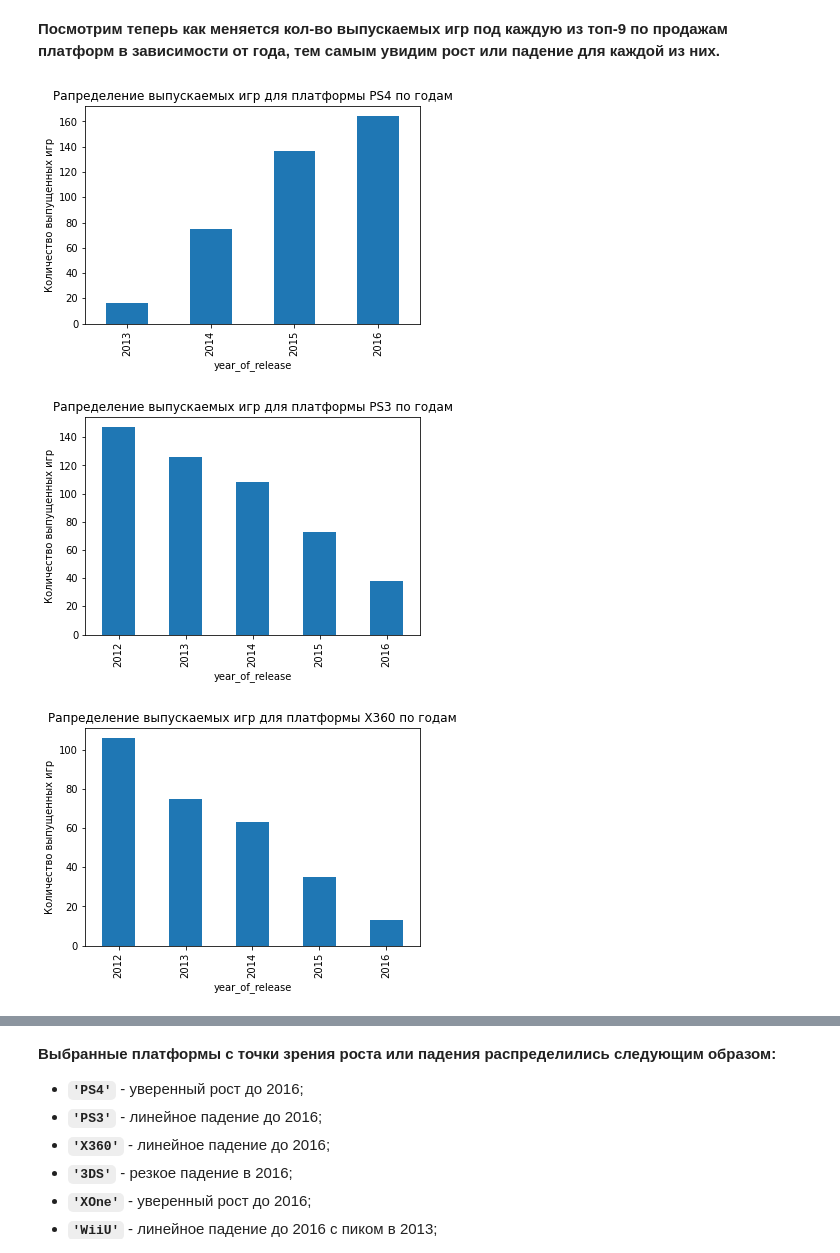
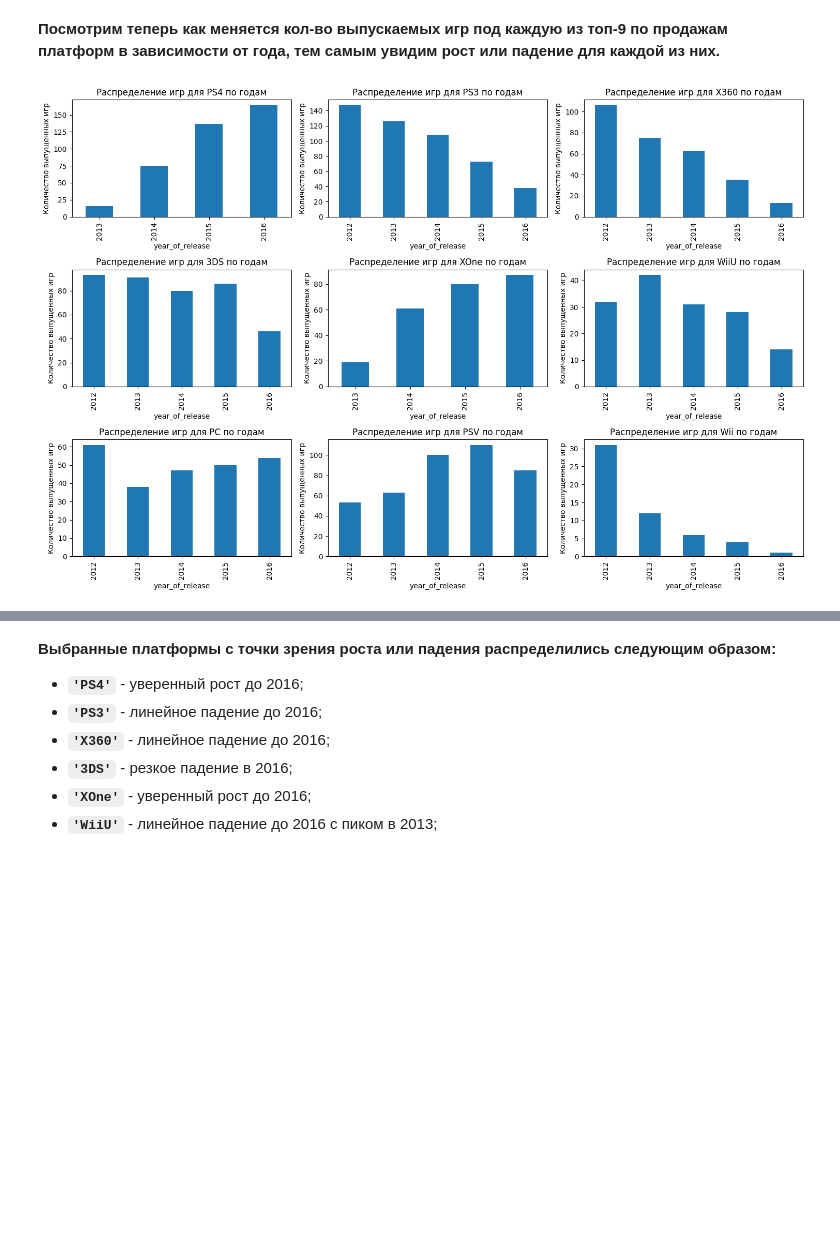
Before and after one commit to dsintheocean/game-market-analysis, a Jupyter notebook: ru_games_analysis.ipynb, the cells around one changed output, grey strips where cells are left out. Drawn from its saved outputs; the diff is of its cells as text; code cells hidden in the pictures; blank space fills up the shorter version.

```diff
--- a/ru_games_analysis.ipynb
+++ b/ru_games_analysis.ipynb
@@ -798,7 +799,7 @@ plt.ylabel('Количество проданных экземпляров иг
 **Посмотрим, как при этом для платформ с самыми большими продажами распределяется кол-во выпускаемых игр по годам.**
 # %%
 def plot_games_per_year_for_X(df, platform): #напишем функцию, строящую график распределения по годам для конкретной платформы
-    plt.title(f'Рапределение выпускаемых игр для платформы {platform} по годам')
+    plt.title(f'Распределение игр для {platform} по годам')
     plt.xlabel('Год')
     plt.ylabel('Количество выпущенных игр')
     (df[(df['platform'] == platform) & (df['year_of_release'] > 0)]
@@ -806,10 +807,17 @@ def plot_games_per_year_for_X(df, platform): #напишем функцию, с
      .count()['name']
      .plot(kind='bar'))
 
-test = df.groupby('platform').sum().sort_values(by='total_sales', ascending=False)['total_sales'].reset_index()
+test = df.groupby('platform').sum(numeric_only=True).sort_values(by='total_sales', ascending=False)['total_sales'].reset_index()
 test = test.head(6)
 
-for index in range(len(test['platform'])):
-    plot_games_per_year_for_X(df,test['platform'][index])
-    plt.show()
+fig, axes = plt.subplots(2, 3, figsize=(15, 10))  # создаем сетку из графиков 2x3
+
+for index, ax in enumerate(axes.flat):
+    if index < len(test['platform']):
+        platform = test['platform'][index]
+        plt.sca(ax)
+        plot_games_per_year_for_X(df, platform)
+
+plt.tight_layout()
+plt.show()
 # %% [output]
@@ -967,12 +970,18 @@ df_filtered.groupby('platform').sum().sort_values(by='total_sales')['total_sales
 # %% [markdown]
 **Посмотрим теперь как меняется кол-во выпускаемых игр под каждую из топ-9 по продажам платформ в зависимости от года, тем самым увидим рост или падение для каждой из них.**
 # %%
-t_3 = df_filtered.groupby('platform').sum().sort_values(by='total_sales', ascending=False).reset_index()['platform']
+t_3 = df_filtered.groupby('platform').sum(numeric_only=True).sort_values(by='total_sales', ascending=False).reset_index()['platform']
 t_3 = t_3.head(9)
-for index in range(len(t_3)):
-    plot_games_per_year_for_X(df_filtered, t_3[index])
-    plt.show()
+
+fig, axes = plt.subplots(3, 3, figsize=(15, 10))  # Сетка 3 х 3
+
+for index, ax in enumerate(axes.flat):
+    if index < len(t_3):
+        platform = t_3[index]
+        plt.sca(ax)
+        plot_games_per_year_for_X(df_filtered, platform)
+
+plt.tight_layout()
+plt.show()
 # %% [output]
-[figure, old version]
+[figure, new version]
-[figure, removed]
-[figure, removed]
```
Also changed, not shown: parts of 10 cells of this notebook.
